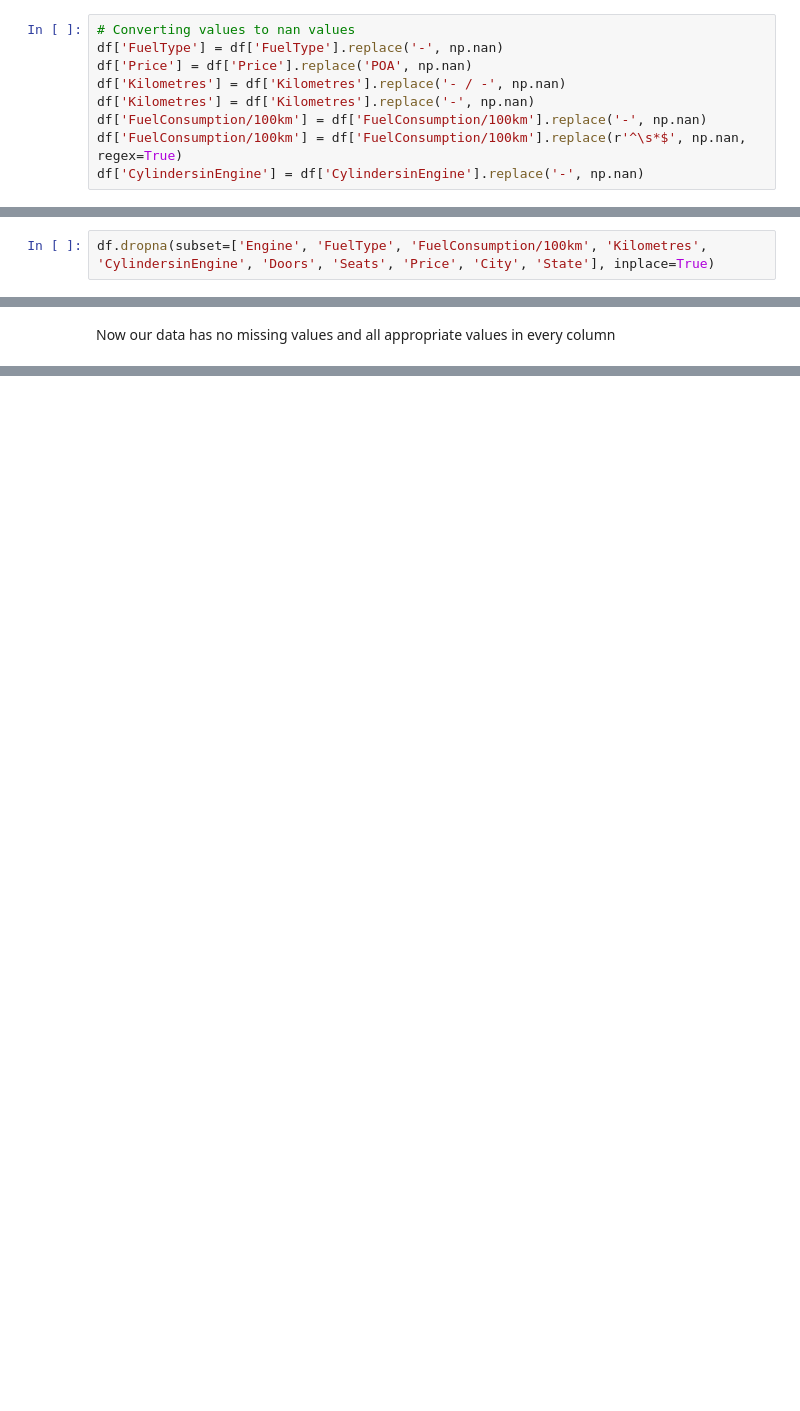
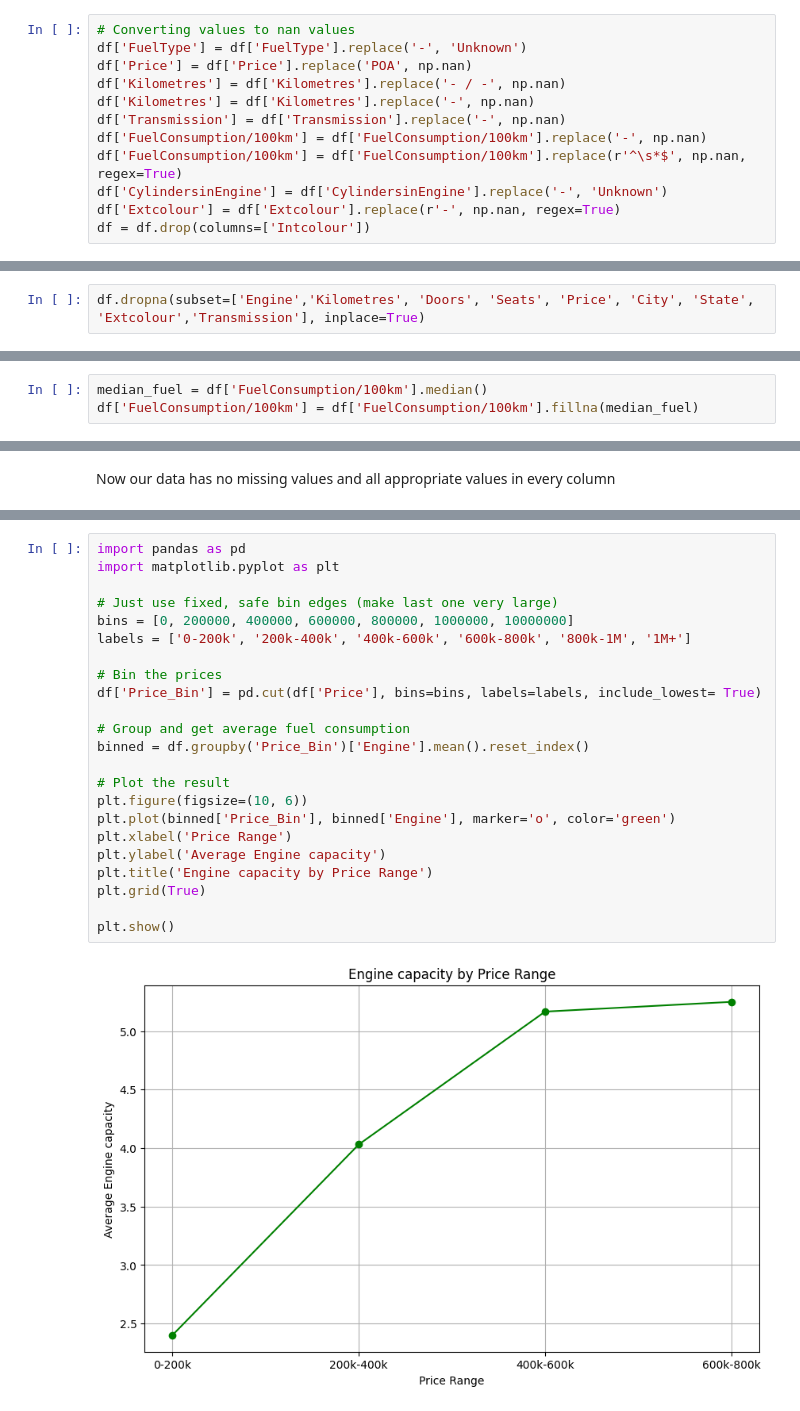
Before and after one commit to Wayneotc/Australian-Car-Sales, a Jupyter notebook: australia part 3.ipynb, the cells around one changed output, grey strips where cells are left out. Drawn from its saved outputs; the diff is of its cells as text; blank space fills up the shorter version.

```diff
--- a/australia part 3.ipynb
+++ b/australia part 3.ipynb
@@ -409,13 +407,16 @@ Name: count, dtype: int64
 # Handling misappropriate column values
 # %%
 # Converting values to nan values
-df['FuelType'] = df['FuelType'].replace('-', np.nan)
+df['FuelType'] = df['FuelType'].replace('-', 'Unknown')
 df['Price'] = df['Price'].replace('POA', np.nan)
 df['Kilometres'] = df['Kilometres'].replace('- / -', np.nan)
 df['Kilometres'] = df['Kilometres'].replace('-', np.nan)
+df['Transmission'] = df['Transmission'].replace('-', np.nan)
 df['FuelConsumption/100km'] = df['FuelConsumption/100km'].replace('-', np.nan)
 df['FuelConsumption/100km'] = df['FuelConsumption/100km'].replace(r'^\s*$', np.nan, regex=True)
-df['CylindersinEngine'] = df['CylindersinEngine'].replace('-', np.nan)
+df['CylindersinEngine'] = df['CylindersinEngine'].replace('-', 'Unknown')
+df['Extcolour'] = df['Extcolour'].replace(r'-', np.nan, regex=True)
+df = df.drop(columns=['Intcolour'])
 # %%
 df.isna().sum()
 # %% [output]
@@ -440,4 +440,4 @@ City                      449
 State                     449
 dtype: int64
 # %%
-df.dropna(subset=['Engine', 'FuelType', 'FuelConsumption/100km', 'Kilometres', 'CylindersinEngine', 'Doors', 'Seats', 'Price', 'City', 'State'], inplace=True)
+df.dropna(subset=['Engine','Kilometres', 'Doors', 'Seats', 'Price', 'City', 'State', 'Extcolour','Transmission'], inplace=True)
@@ -453 +453,4 @@ df.head()
+# %%
+median_fuel = df['FuelConsumption/100km'].median()
+df['FuelConsumption/100km'] = df['FuelConsumption/100km'].fillna(median_fuel)
 # %%
@@ -503,0 +491,25 @@ memory usage: 2.1+ MB
+# %%
+import pandas as pd
+import matplotlib.pyplot as plt
+
+# Just use fixed, safe bin edges (make last one very large)
+bins = [0, 200000, 400000, 600000, 800000, 1000000, 10000000]
+labels = ['0-200k', '200k-400k', '400k-600k', '600k-800k', '800k-1M', '1M+']
+
+# Bin the prices
+df['Price_Bin'] = pd.cut(df['Price'], bins=bins, labels=labels, include_lowest= True)
+
+# Group and get average fuel consumption
+binned = df.groupby('Price_Bin')['Engine'].mean().reset_index()
+
+# Plot the result
+plt.figure(figsize=(10, 6))
+plt.plot(binned['Price_Bin'], binned['Engine'], marker='o', color='green')
+plt.xlabel('Price Range')
+plt.ylabel('Average Engine capacity')
+plt.title('Engine capacity by Price Range')
+plt.grid(True)
+
+plt.show()
+# %% [output]
+[figure, added]
```
Also changed, not shown: parts of 23 cells of this notebook, 2 other files.
